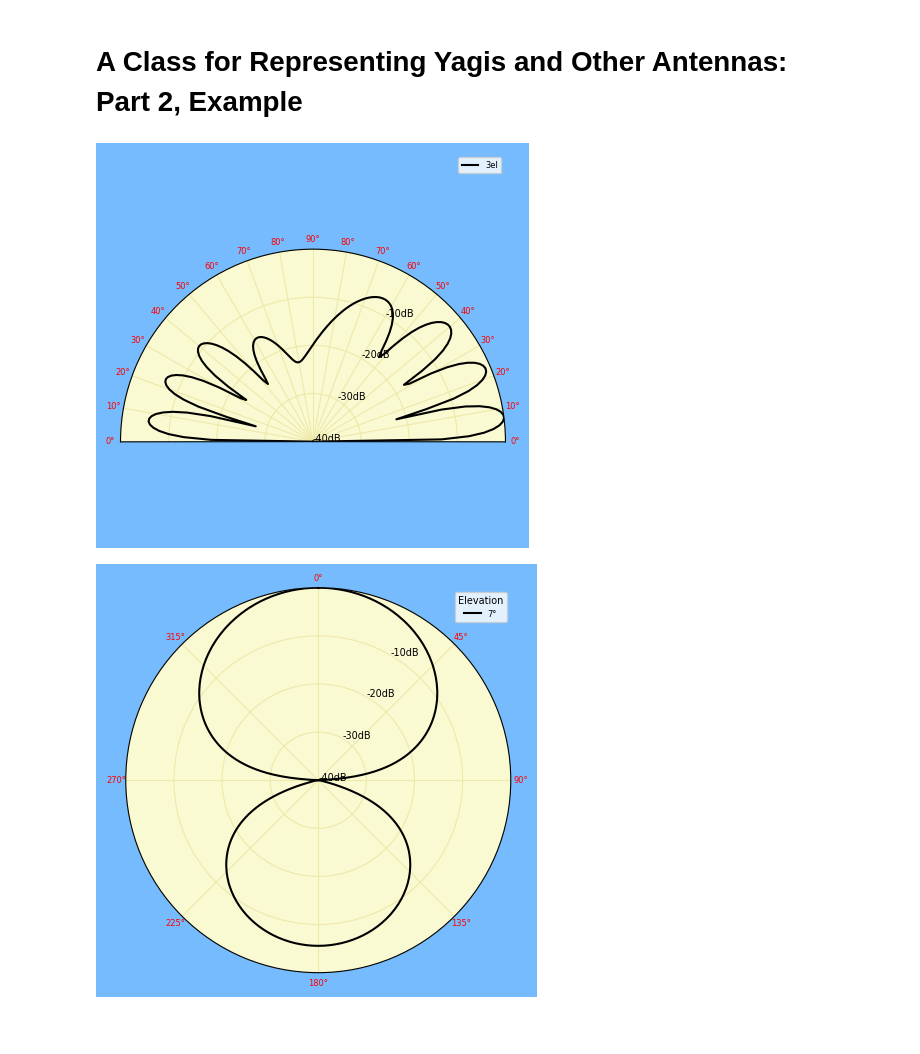
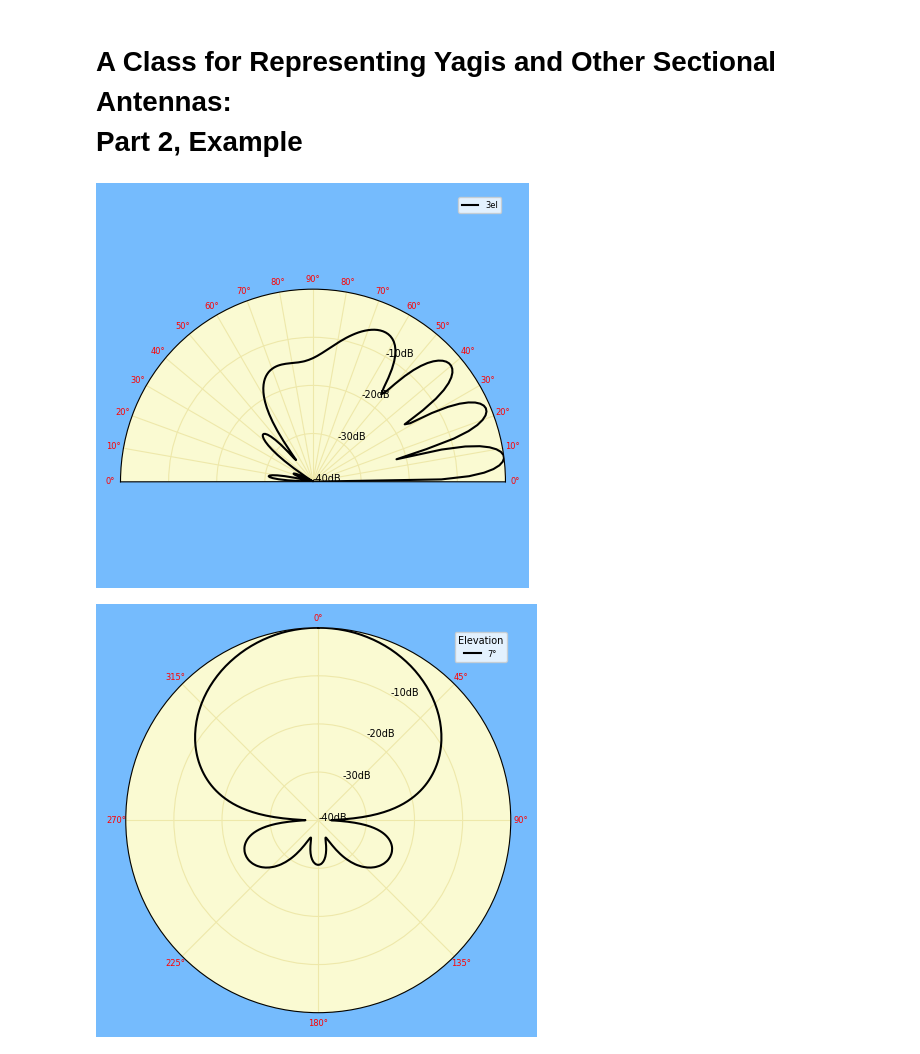
Before and after one commit to flatos/nec5toolkit, a Jupyter notebook: Yagi Design/011_Yagi_Class_Part_2.ipynb, the cells around one changed output. Cells and saved outputs as stored; diff of their text form; code cells hidden in the pictures; blank space fills up the shorter version.

```diff
--- a/Yagi Design/011_Yagi_Class_Part_2.ipynb
+++ b/Yagi Design/011_Yagi_Class_Part_2.ipynb
@@ -22,7 +22,7 @@
 # https://pymoo.org/index.html
 #
 # %% [markdown]
-# A Class for Representing Yagis and Other Antennas:<br>Part 2, Example
+# A Class for Representing Yagis and Other Sectional Antennas:<br>Part 2, Example
 # %%
 
 # A simple example: Three-element Yagi
@@ -33,36 +33,36 @@ three_el_yagi = SolidAntenna(properties={'translate':(0,0,20), 'display_mirror':
 
 # Set half-element lengths and element positions
 three_el_yagi[0] = {'len':in2m(108.75), 'translate':(-in2m(36),0,0)}        # Reflector
 three_el_yagi[1] = {'len':in2m(99.625), 'translate':(0,0,0)}                # Driven
 three_el_yagi[2] = {'len':in2m(95.125), 'translate':(in2m(54),0,0)}         # Director
 
 
 
 # That's all that's required to specify the antenna design in this case
 # Now we can generate the NEC5 geometry cards...
 nec_geom = three_el_yagi.get_nec_cards()
 
 # ...and insert them into a NEC5 template...
 nec_template = """CE 3el Yagi
 {gw_cards}
 GX 100 010
 GE 1 0
 GD 0 0 0 0 13 0.005 0 0
-EX 4 1 1 1 1.0 0.0
+EX 4 2 1 1 1.0 0.0
 FR 0 1 0 0 28.5 0
 RP 0 91 360 0000 0 0 1 1
 EN
 """
 nec_deck = nec_template.format(gw_cards=nec_geom.strip())
 
 # ...and run the simulation
 result = nec5_sim_stdio3([nec_deck])
 rad_pat = result[0][1][0][0][1]                 # Extract just the radiation pattern array
 plot_elevation([rad_pat], tags=['3el'])
 plot_azimuth(rad_pat, [7])
 # %% [output]
-[figure, old version]
+[figure, new version]
-[figure, old version]
+[figure, new version]
 # %%
 # Create a visualizer widget and add your antenna object
 v = SolidObjVisualizer(x=(-10,10), y=(-10,10), z=(0,21))        # Sets the limits of displayed volume
```
Also changed, not shown: 7 other files.
